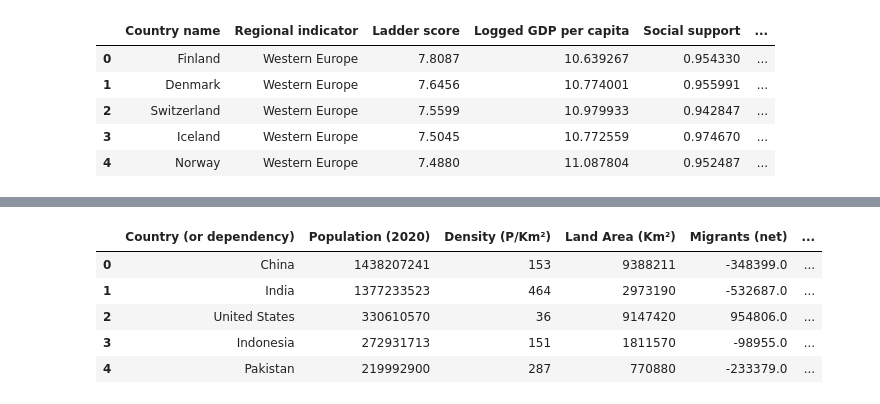
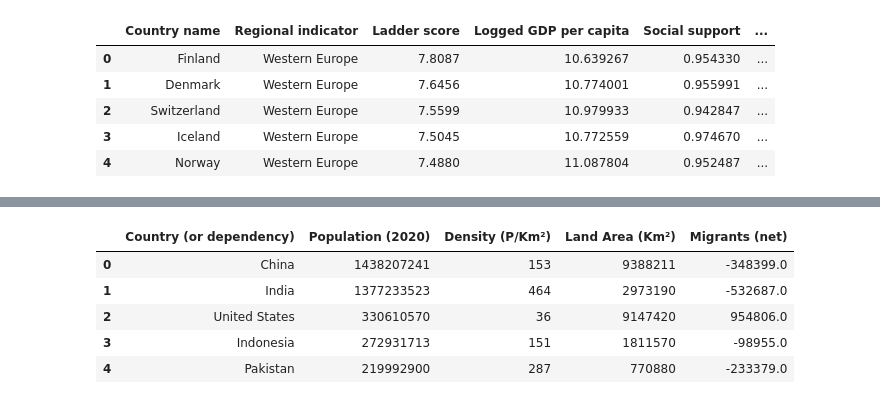
Before and after one commit to dwaehner27/ETL-Happiness-Economics, a Jupyter notebook: PopulationHappiness.ipynb, the cells around one changed output, grey strips where cells are left out. Cells and saved outputs as stored; diff of their text form; code cells hidden in the pictures.

```diff
--- a/PopulationHappiness.ipynb
+++ b/PopulationHappiness.ipynb
@@ -37,10 +52,10 @@ refined_happiness_df.head()
 # %%
-refined_population_df = population_df [["Country (or dependency)", "Population (2020)", "Density (P/Km²)", "Land Area (Km²)", "Migrants (net)", "Urban Pop %"]]
+refined_population_df = population_df [["Country (or dependency)", "Population (2020)", "Density (P/Km²)", "Land Area (Km²)", "Migrants (net)"]].copy()
 refined_population_df.head()
 # %% [output]
-|  | Country (or dependency) | Population (2020) | Density (P/Km²) | Land Area (Km²) | Migrants (net) | ... |
-| 0 | China | 1438207241 | 153 | 9388211 | -348399.0 | ... |
-| 1 | India | 1377233523 | 464 | 2973190 | -532687.0 | ... |
-| 2 | United States | 330610570 | 36 | 9147420 | 954806.0 | ... |
-| 3 | Indonesia | 272931713 | 151 | 1811570 | -98955.0 | ... |
-| 4 | Pakistan | 219992900 | 287 | 770880 | -233379.0 | ... |
+|  | Country (or dependency) | Population (2020) | Density (P/Km²) | Land Area (Km²) | Migrants (net) |
+| 0 | China | 1438207241 | 153 | 9388211 | -348399.0 |
+| 1 | India | 1377233523 | 464 | 2973190 | -532687.0 |
+| 2 | United States | 330610570 | 36 | 9147420 | 954806.0 |
+| 3 | Indonesia | 272931713 | 151 | 1811570 | -98955.0 |
+| 4 | Pakistan | 219992900 | 287 | 770880 | -233379.0 |
```
Also changed, not shown: parts of 18 cells of this notebook, 1 other file.
